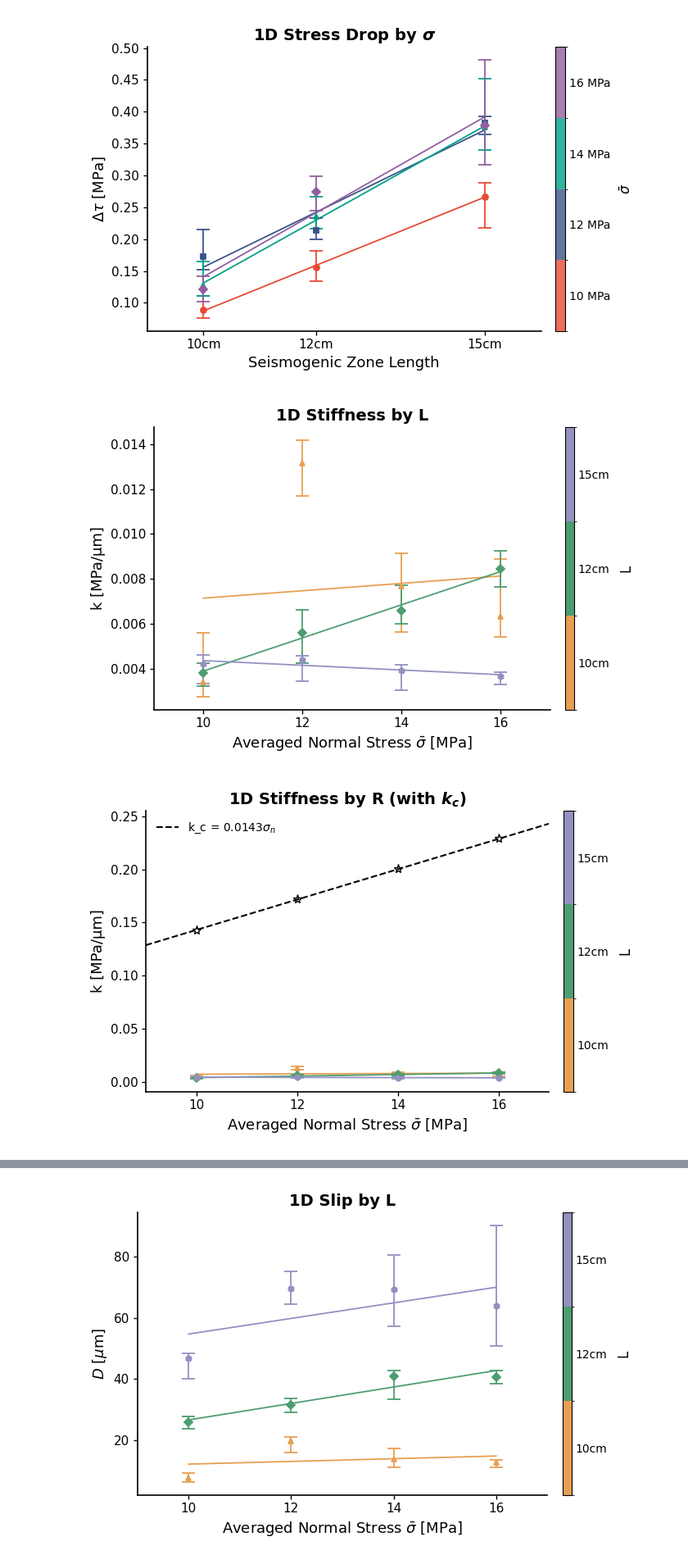
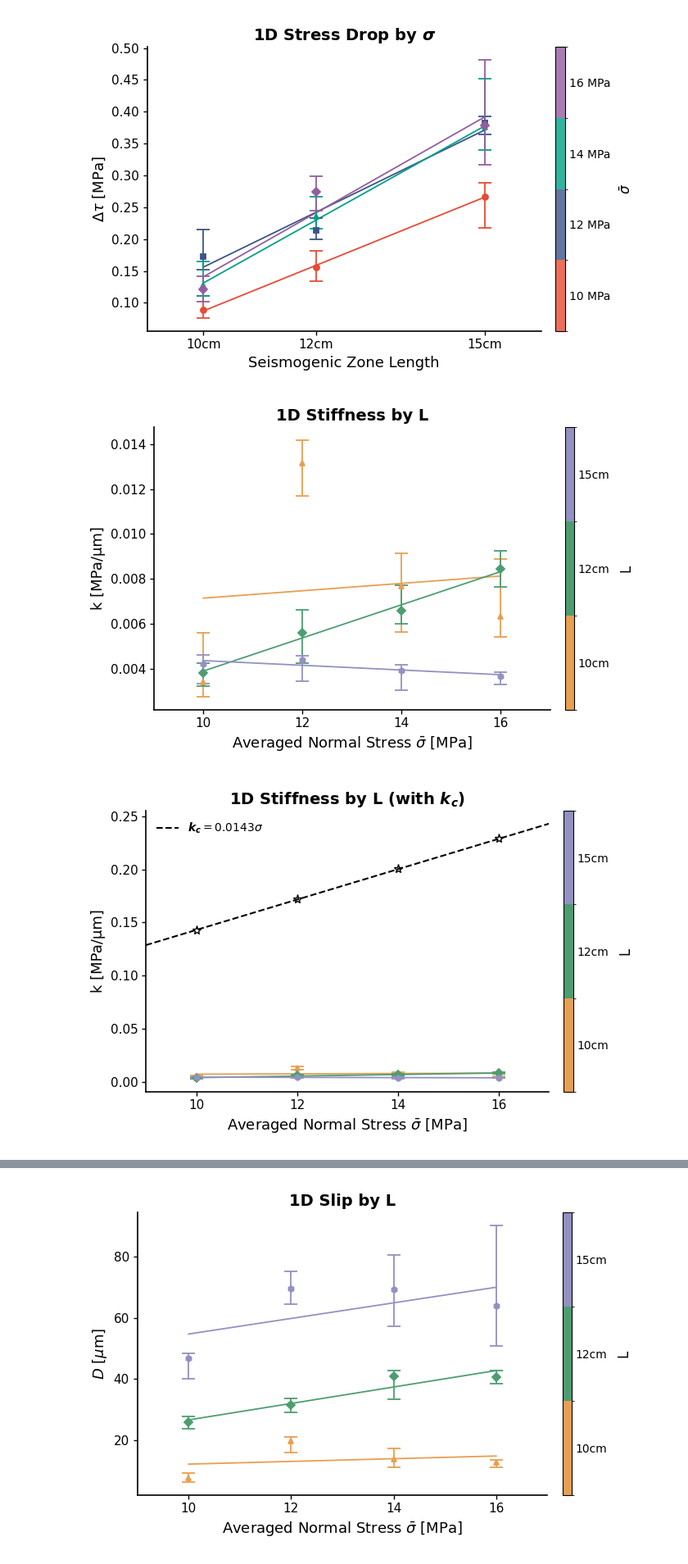
Before and after one commit to Potter0427/labquake_explorer_re, a Jupyter notebook: export h5/1D_Summary_Plots_Pub copy.ipynb, the cells around one changed output, grey strips where cells are left out. Shown at 82% size. Cells and saved outputs as stored; diff of their text form; code cells hidden in the pictures.

Commit message:
feat: add batch summary plotting notebooks, visualization tools, and export functionality for HDF5 data analysis

```diff
--- a/export h5/1D_Summary_Plots_Pub copy.ipynb
+++ b/export h5/1D_Summary_Plots_Pub copy.ipynb
@@ -51,6 +51,10 @@ def process_data(target_metric):
 
         if target_metric == 'delta_mu' and 'delta_mu' in df.columns:
             df['delta_mu'] = df['delta_mu'] * (250 / (5 * exp['group_val']))
+
+        if target_metric == 'dt' and 'event_time' in df.columns:
+            df = df.drop_duplicates(subset=['Run', 'Event']).copy()
+            df['dt'] = df.groupby('Run')['event_time'].diff()
 
         if target_metric not in df.columns:
             continue
@@ -262,7 +266,7 @@ def plot_metric(target_metric, title, ylabel, loglog=False, use_delta=False, sho
         x_lims = ax.get_xlim()
         x_kc = np.array(x_lims)
         y_kc = 0.01429 * x_kc
-        line_kc, = ax.plot(x_kc, y_kc, color='black', linestyle='--', linewidth=1.5, zorder=1, label=r'k_c = $0.0143\sigma_n$')
+        line_kc, = ax.plot(x_kc, y_kc, color='black', linestyle='--', linewidth=1.5, zorder=1, label=r'$\boldsymbol{k}_{\boldsymbol{c}} = 0.0143\sigma$')
         if all_sigmas:
             x_pts = np.unique(all_sigmas)
             y_pts = 0.01429 * x_pts
@@ -342,10 +346,10 @@ plot_metric_by_group('delta_tau', r'1D Stress Drop by $\boldsymbol{\sigma}$', r'
 # %%
 # ========= 6. 繪製 K Stiffness =========
 plot_metric('k', r'1D Stiffness by L', 'k [MPa/\u03bcm]')
-plot_metric('k', r'1D Stiffness by R (with $\boldsymbol{k}_{\boldsymbol{c}}$)', 'k [MPa/\u03bcm]', show_kc=True)
-plot_metric('k', r'1D Stiffness by R (with $\boldsymbol{k}_{\boldsymbol{c}}$) [Log-Log]', 'k [MPa/\u03bcm]', loglog=True, show_kc=True)
+plot_metric('k', r'1D Stiffness by L (with $\boldsymbol{k}_{\boldsymbol{c}}$)', 'k [MPa/\u03bcm]', show_kc=True)
+plot_metric('k', r'1D Stiffness by L (with $\boldsymbol{k}_{\boldsymbol{c}}$) [Log-Log]', 'k [MPa/\u03bcm]', loglog=True, show_kc=True)
 # ========= 9. 以群組為 X 軸：K Stiffness =========
 plot_metric_by_group('k', r'1D Stiffness by $\boldsymbol{\sigma}$', 'k [MPa/\u03bcm]')
 # %% [output]
 [figure]
-[figure, old version]
+[figure, new version]
```
Also changed, not shown: parts of 2 cells of this notebook, 33 other files.
